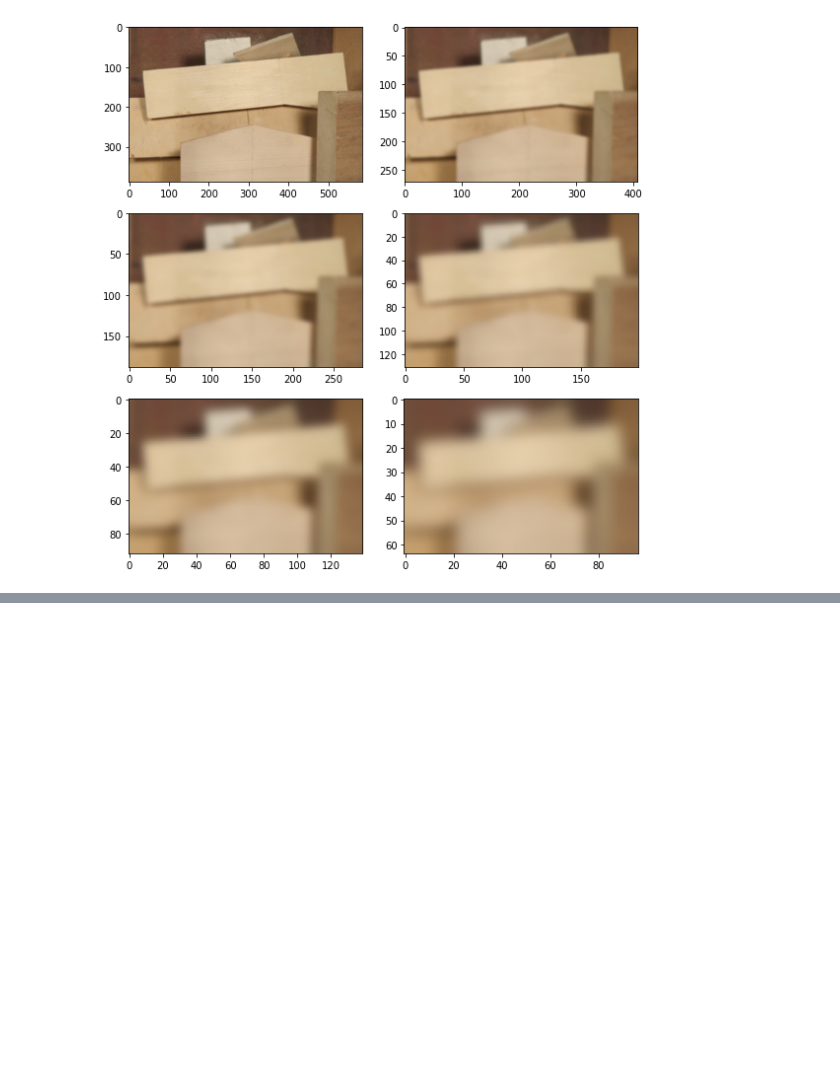
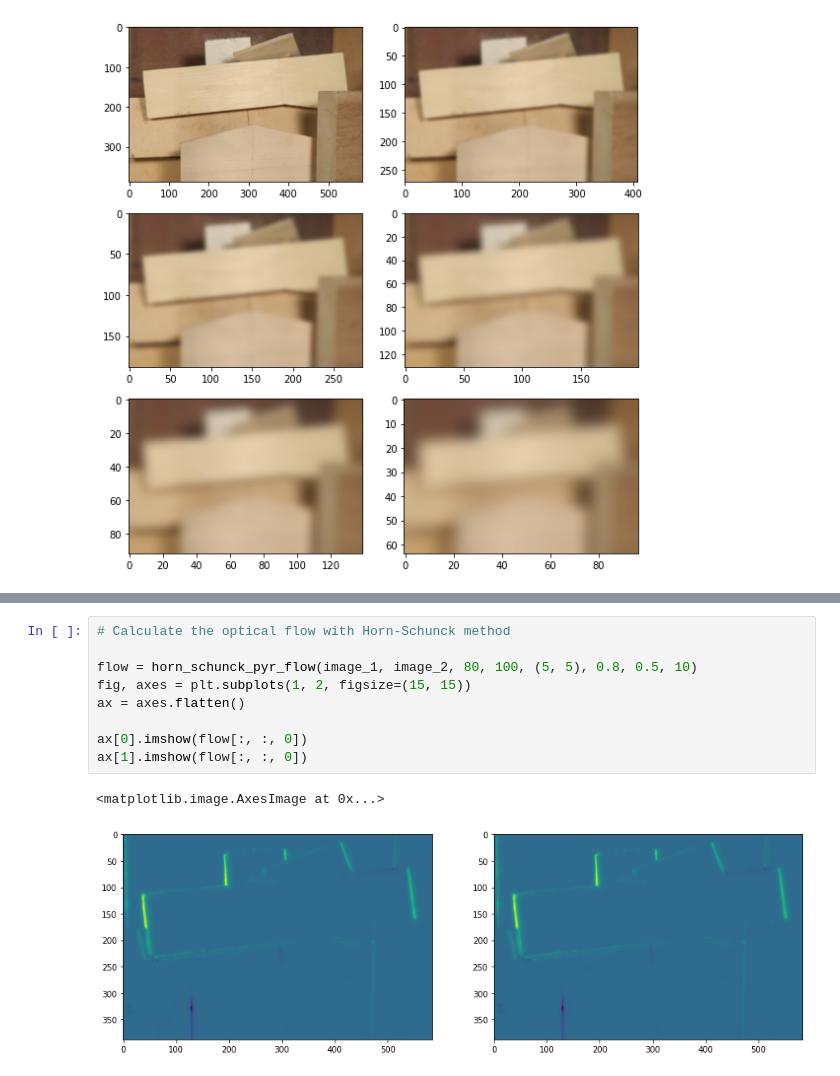
Before and after one commit to Thibahan/computerVision, a Jupyter notebook: testFunctions.ipynb, the cells around one changed output, grey strips where cells are left out. Drawn from its saved outputs; the diff is of its cells as text; blank space fills up the shorter version.

```diff
--- a/testFunctions.ipynb
+++ b/testFunctions.ipynb
@@ -28,0 +48,12 @@ plt.show()
+# %%
+# Calculate the optical flow with Horn-Schunck method
+
+flow = horn_schunck_pyr_flow(image_1, image_2, 80, 100, (5, 5), 0.8, 0.5, 10)
+fig, axes = plt.subplots(1, 2, figsize=(15, 15))
+ax = axes.flatten()
+
+ax[0].imshow(flow[:, :, 0])
+ax[1].imshow(flow[:, :, 0])
+# %% [output]
+<matplotlib.image.AxesImage at 0x...>
+[figure, added]
```
Also changed, not shown: parts of 3 cells of this notebook.
